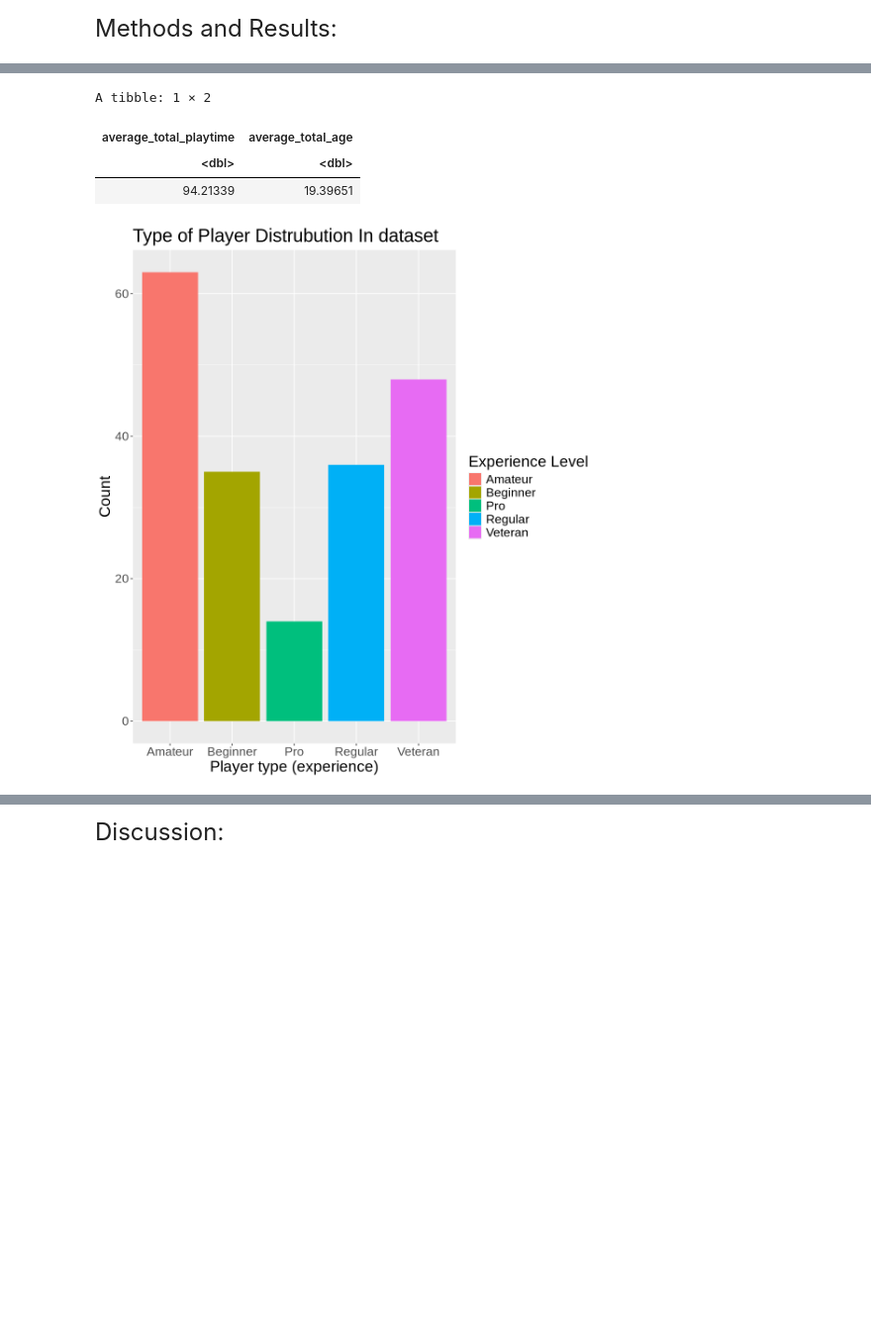
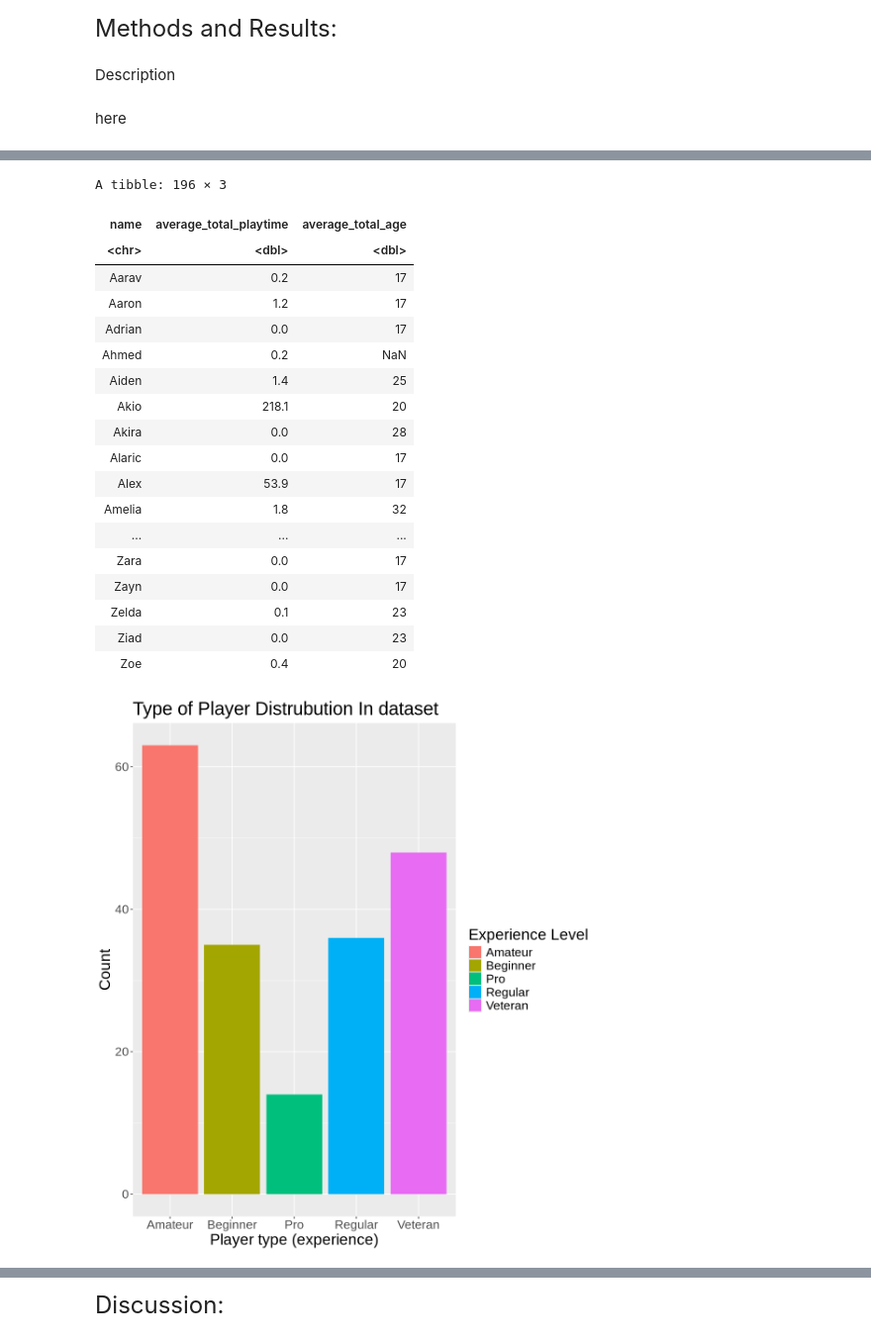
Before and after one commit to jashanbains-24/DSCI-100-Group-Project, a Jupyter notebook: Group_Project.ipynb, the cells around one changed output, grey strips where cells are left out. Shown: that part at 99% size. Saved outputs shown, nothing was run; the diff lists cells and outputs as text; code cells hidden in the pictures; blank space fills up the shorter version.

```diff
--- a/Group_Project.ipynb
+++ b/Group_Project.ipynb
@@ -8,6 +8,10 @@
 <font size= "5">Introduction:<font>
 # %% [markdown]
 <font size= "5">Methods and Results:<font>
+# %% [markdown]
+<font size= "3.5">Description<font>
+# %% [markdown]
+here
 # %%
 #loading in the needed libraries
 library(tidyverse)
@@ -16,6 +20,8 @@ library(ggplot2)
 library(dplyr)
 library(tidyr)
 library(lubridate)
+library(repr)
+library(tidymodels)
 
 
 #loading in the raw data
@@ -35,7 +41,8 @@ minecraft_data <- minecraft_data|>
 #tidying the start/end_time columns
 minecraft_data <- minecraft_data|>
                     separate(start_time,into=c("start_date","start_time"),sep=" ")|>
-                    separate(end_time,into=c("end_date","end_time"),sep=" ")
+                    separate(end_time,into=c("end_date","end_time"),sep=" ")|>
+                    group_by(name)
 
 
 #average playtime and age
@@ -69,35 +76,90 @@ experienceplaytime <- minecraft_data|>
                         geom_bar(stat="identity")+
                         labs(x="Experience (player type)",
                              y="Average Playtime (hours)",
                              title="Experience vs Average Playtime",
                              fill="Player Experience")+
                         theme(text=element_text(size=20))
 
 experienceplaytime
 
 
 # Performing Knn Classification for Data Analysis
+set.seed(3456) # Don't change
+
+# splitting the data into training and testing
+minecraft_split <- initial_split(minecraft_data, prop = 0.8, strata = experience)
+minecraft_training <- training(minecraft_split)
+minecraft_testing <- testing(minecraft_split)
+
+# creating the recipe
+minecraft_recipe <- recipe(experience ~ Age + played_hours, data = minecraft_training) |>
+                    step_scale(all_predictors()) |>
+                    step_center(all_predictors())
+
+# creating knn classification model
+minecraft_spec <- nearest_neighbor(weight_func = "rectangular", neighbors = tune()) |>
+                    set_engine("kknn") |>
+                    set_mode("classification")
+
+# 5-fold cross validation
+minecraft_vfold <- vfold_cv(minecraft_training, v = 5, strata = experience)
+
+# k values tibble for tuning
+k_vals <- tibble(neighbors = seq(from = 1, to = 10, by = 1))
+
+# workflow
+knn_results <- workflow() |>
+                add_recipe(minecraft_recipe) |>
+                add_model(minecraft_spec) |>
+                tune_grid(resamples = minecraft_vfold, grid = k_vals) |>
+                collect_metrics()
+
+# filtering for accuracy
+accuracies <- knn_results |>
+                filter(.metric == "accuracy")
+
+# accuracy visualization
+accuracy_plot <- accuracies |>
+                    ggplot(aes(x = neighbors, y = mean)) +
+                    geom_point() +
+                    geom_line()
+accuracy_plot
 # %% [output]
 Rows: 196 Columns: 7
 ── Column specification ────────────────────────────────────────────────────────
 Delimiter: ","
 chr (4): experience, hashedEmail, name, gender
 dbl (2): played_hours, Age
 lgl (1): subscribe
 
 ℹ Use `spec()` to retrieve the full column specification for this data.
 ℹ Specify the column types or set `show_col_types = FALSE` to quiet this message.
 Rows: 1535 Columns: 5
 ── Column specification ────────────────────────────────────────────────────────
 Delimiter: ","
 chr (3): hashedEmail, start_time, end_time
 dbl (2): original_start_time, original_end_time
 
 ℹ Use `spec()` to retrieve the full column specification for this data.
 ℹ Specify the column types or set `show_col_types = FALSE` to quiet this message.
 Joining with `by = join_by(hashedEmail)`
-A tibble: 1 × 2
+A tibble: 196 × 3
-| average_total_playtime | average_total_age |
-| <dbl> | <dbl> |
-| 94.21339 | 19.39651 |
+| name | average_total_playtime | average_total_age |
+| <chr> | <dbl> | <dbl> |
+| Aarav | 0.2 | 17 |
+| Aaron | 1.2 | 17 |
+| Adrian | 0.0 | 17 |
+| Ahmed | 0.2 | NaN |
+| Aiden | 1.4 | 25 |
+| Akio | 218.1 | 20 |
+| Akira | 0.0 | 28 |
+| Alaric | 0.0 | 17 |
+| Alex | 53.9 | 17 |
+| Amelia | 1.8 | 32 |
+| ... | ... | ... |
+| Zara | 0.0 | 17 |
+| Zayn | 0.0 | 17 |
+| Zelda | 0.1 | 23 |
+| Ziad | 0.0 | 23 |
+| Zoe | 0.4 | 20 |
 [figure]
```
Also changed, not shown: parts of 5 cells of this notebook.
